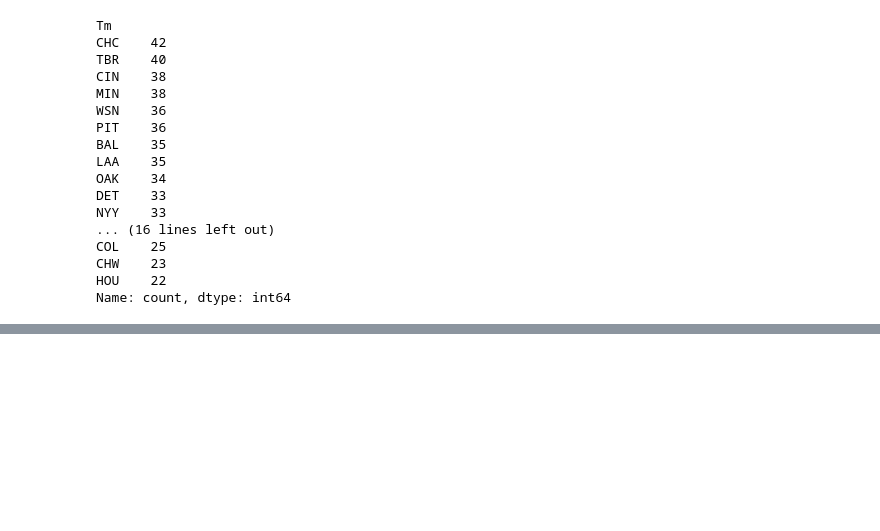
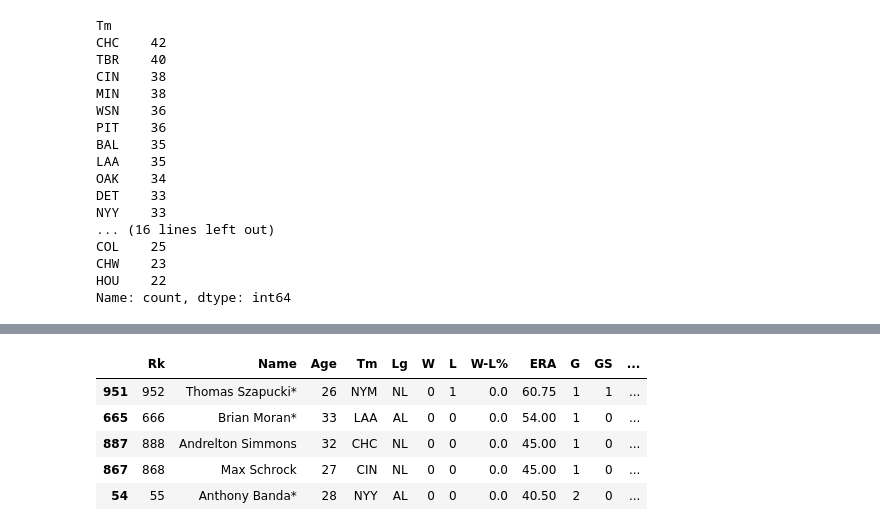
Before and after one commit to meehal0203/mlb_2022, a Jupyter notebook: analysis/pitching_analysis.ipynb, the cells around one changed output, grey strips where cells are left out. Cells and saved outputs as stored; diff of their text form; code cells hidden in the pictures; blank space fills up the shorter version.

```diff
--- a/analysis/pitching_analysis.ipynb
+++ b/analysis/pitching_analysis.ipynb
@@ -235,0 +308,9 @@ Name: count, dtype: int64
+# %%
+ranked_df.head()
+# %% [output]
+|  | Rk | Name | Age | Tm | Lg | W | L | W-L% | ERA | G | GS | ... |
+| 951 | 952 | Thomas Szapucki* | 26 | NYM | NL | 0 | 1 | 0.0 | 60.75 | 1 | 1 | ... |
+| 665 | 666 | Brian Moran* | 33 | LAA | AL | 0 | 0 | 0.0 | 54.00 | 1 | 0 | ... |
+| 887 | 888 | Andrelton Simmons | 32 | CHC | NL | 0 | 0 | 0.0 | 45.00 | 1 | 0 | ... |
+| 867 | 868 | Max Schrock | 27 | CIN | NL | 0 | 0 | 0.0 | 45.00 | 1 | 0 | ... |
+| 54 | 55 | Anthony Banda* | 28 | NYY | AL | 0 | 0 | 0.0 | 40.50 | 2 | 0 | ... |
```
Also changed, not shown: parts of 5 cells of this notebook.
